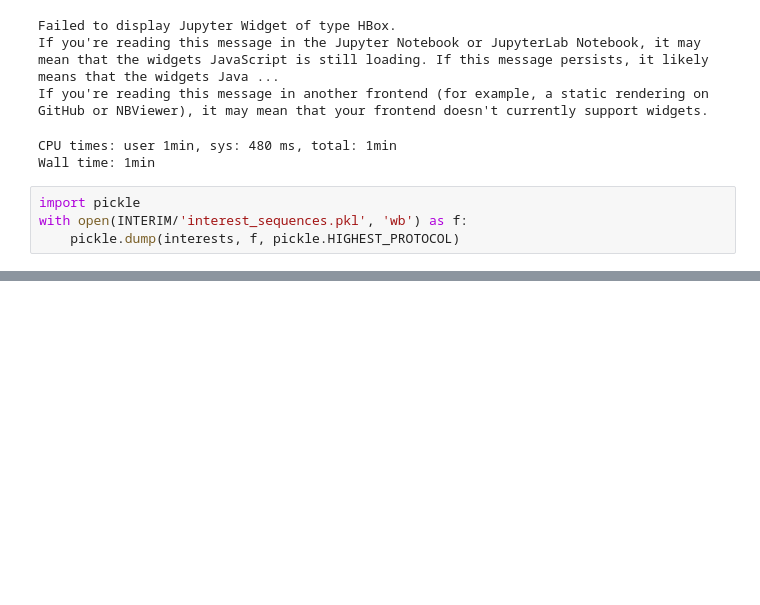
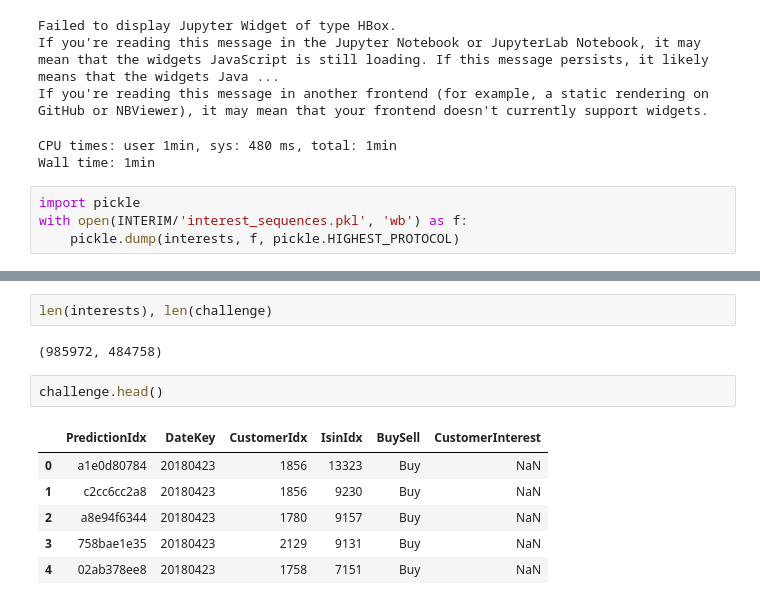
Before and after one commit to Robert-Aduviri/DSG-2018-Qualifiers, a Jupyter notebook: notebooks/robert/RA-29-rnn.ipynb, the cells around one changed output, grey strips where cells are left out. Drawn from its saved outputs; the diff is of its cells as text; blank space fills up the shorter version.

```diff
--- a/notebooks/robert/RA-29-rnn.ipynb
+++ b/notebooks/robert/RA-29-rnn.ipynb
@@ -243,0 +247,13 @@ model = nn.Module()
+# %%
+len(interests), len(challenge)
+# %% [output]
+(985972, 484758)
+# %%
+challenge.head()
+# %% [output]
+|  | PredictionIdx | DateKey | CustomerIdx | IsinIdx | BuySell | CustomerInterest |
+| 0 | a1e0d80784 | 20180423 | 1856 | 13323 | Buy | NaN |
+| 1 | c2cc6cc2a8 | 20180423 | 1856 | 9230 | Buy | NaN |
+| 2 | a8e94f6344 | 20180423 | 1780 | 9157 | Buy | NaN |
+| 3 | 758bae1e35 | 20180423 | 2129 | 9131 | Buy | NaN |
+| 4 | 02ab378ee8 | 20180423 | 1758 | 7151 | Buy | NaN |
```
Also changed, not shown: parts of 53 cells of this notebook, 6 other files.
